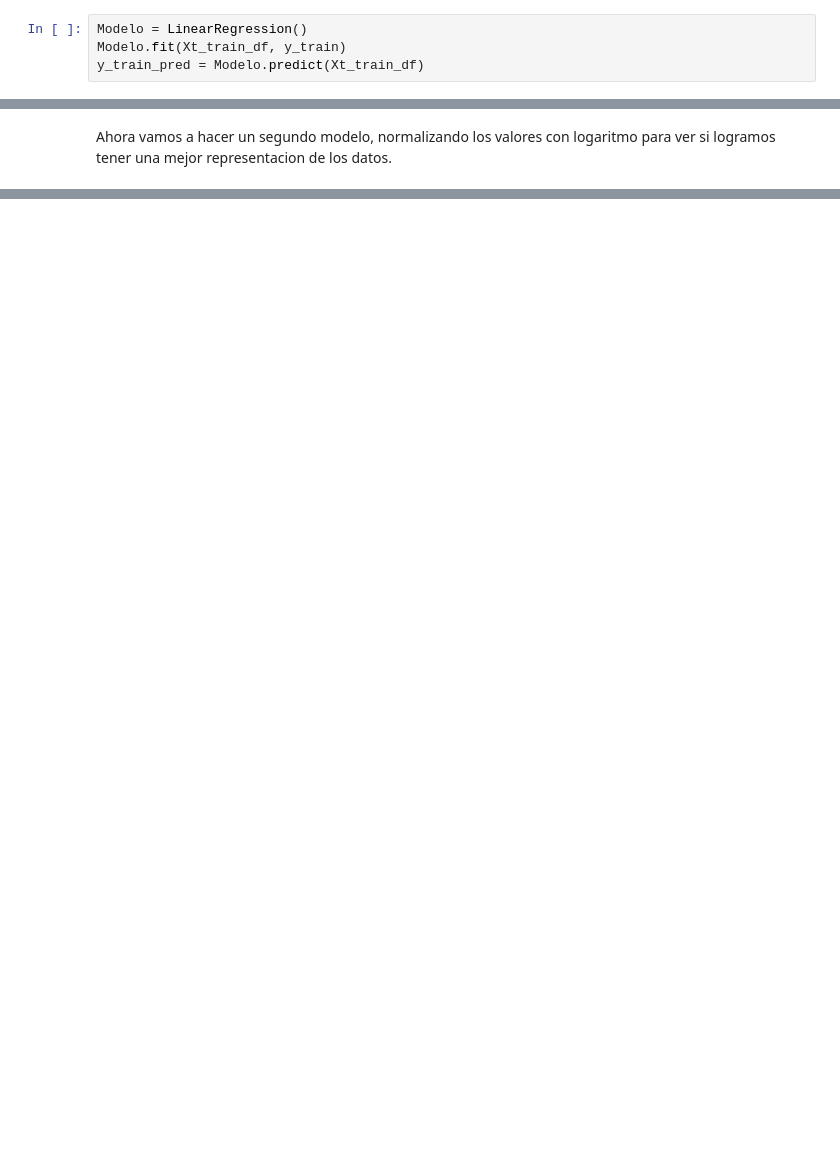
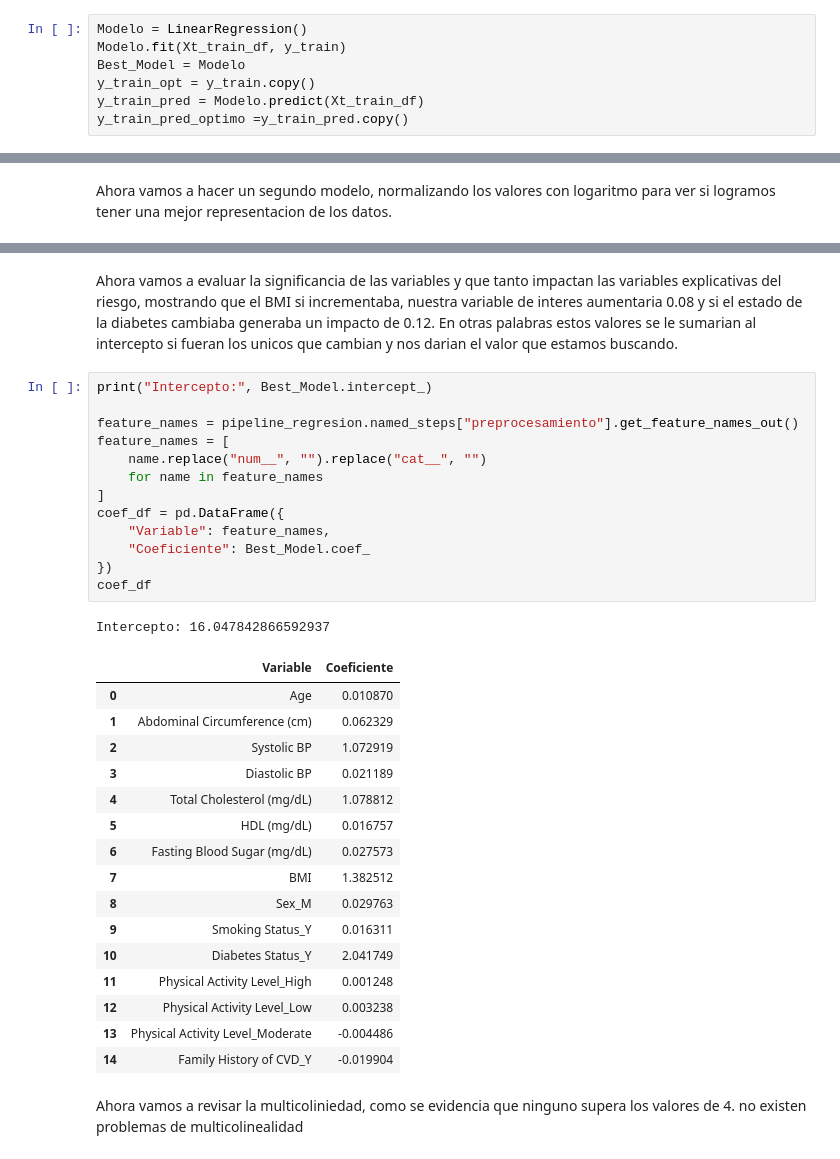
Before and after one commit to Lucasgali03/lab1-maquina, a Jupyter notebook: main.ipynb, the cells around one changed output, grey strips where cells are left out. Drawn from its saved outputs; the diff is of its cells as text; blank space fills up the shorter version.

```diff
--- a/main.ipynb
+++ b/main.ipynb
@@ -269,7 +271,10 @@ Se crea el modelo con regression lineal, y se solicita el modelo que genere las
 # %%
 Modelo = LinearRegression()
 Modelo.fit(Xt_train_df, y_train)
+Best_Model = Modelo
+y_train_opt = y_train.copy()
 y_train_pred = Modelo.predict(Xt_train_df)
+y_train_pred_optimo =y_train_pred.copy()
 # %% [markdown]
 Validacion del modelo
 # %%
@@ -407,0 +459,35 @@ R² test   : 0.9097671547349557
+# %% [markdown]
+Ahora vamos a evaluar la significancia de las variables y que tanto impactan las variables explicativas del riesgo, mostrando que el BMI si incrementaba, nuestra variable de interes aumentaria 0.08 y si el estado de la diabetes cambiaba generaba un impacto de 0.12. En otras palabras estos valores se le sumarian al intercepto si fueran los unicos que cambian y nos darian el valor que estamos buscando.
+# %%
+print("Intercepto:", Best_Model.intercept_)
+
+feature_names = pipeline_regresion.named_steps["preprocesamiento"].get_feature_names_out()
+feature_names = [
+    name.replace("num__", "").replace("cat__", "")
+    for name in feature_names
+]
+coef_df = pd.DataFrame({
+    "Variable": feature_names,
+    "Coeficiente": Best_Model.coef_
+})
+coef_df
+# %% [output]
+Intercepto: 16.047842866592937
+|  | Variable | Coeficiente |
+| 0 | Age | 0.010870 |
+| 1 | Abdominal Circumference (cm) | 0.062329 |
+| 2 | Systolic BP | 1.072919 |
+| 3 | Diastolic BP | 0.021189 |
+| 4 | Total Cholesterol (mg/dL) | 1.078812 |
+| 5 | HDL (mg/dL) | 0.016757 |
+| 6 | Fasting Blood Sugar (mg/dL) | 0.027573 |
+| 7 | BMI | 1.382512 |
+| 8 | Sex_M | 0.029763 |
+| 9 | Smoking Status_Y | 0.016311 |
+| 10 | Diabetes Status_Y | 2.041749 |
+| 11 | Physical Activity Level_High | 0.001248 |
+| 12 | Physical Activity Level_Low | 0.003238 |
+| 13 | Physical Activity Level_Moderate | -0.004486 |
+| 14 | Family History of CVD_Y | -0.019904 |
+# %% [markdown]
+Ahora vamos a revisar la multicoliniedad, como se evidencia que ninguno supera los valores de 4. no existen problemas de multicolinealidad
```
Also changed, not shown: parts of 22 cells of this notebook.
